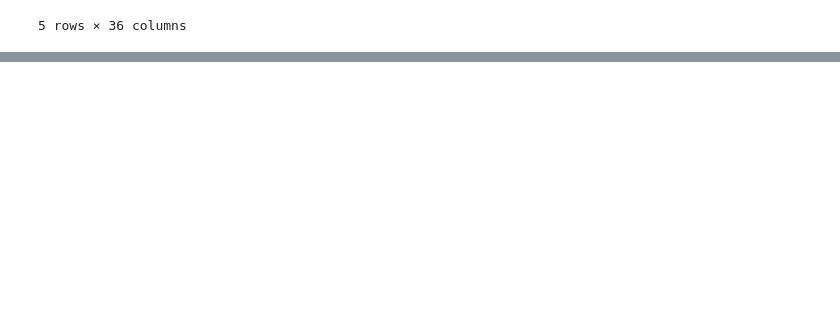
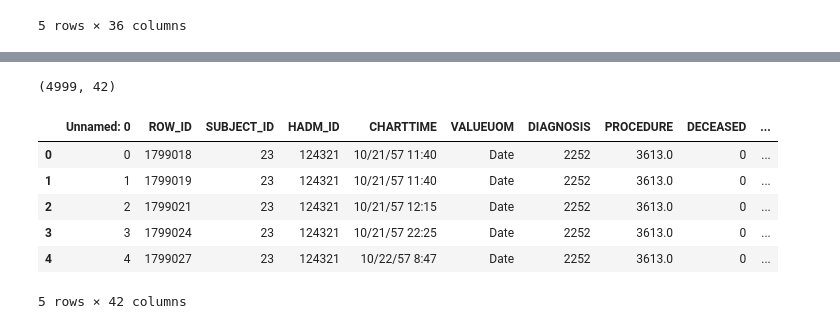
Before and after one commit to apimplaskar/csm185-project, a Jupyter notebook: DataCreation.ipynb, the cells around one changed output, grey strips where cells are left out. Drawn from its saved outputs; the diff is of its cells as text; code cells hidden in the pictures; blank space fills up the shorter version.

Commit message:
modified DataCreation

```diff
--- a/DataCreation.ipynb
+++ b/DataCreation.ipynb
@@ -159,0 +165,6 @@ feb24data.to_csv('feb24data.csv')
+# %%
+feb24data = pd.read_csv("../Data/feb24data.csv")
+chartevents_features = pd.read_csv("../Data/Chartevents_features.csv")
+patientdata = pd.read_csv("../Data/patients_modified.csv")
+feb24data.head()
+patientdata.head()
@@ -159,0 +178,3 @@ feb24data.to_csv('feb24data.csv')
+# %%
+patientdata.head()
+patientdata = patientdata.rename(columns = {'subject_id':'SUBJECT_ID', 'dob':'DOB', 'gender':'GENDER', 'first_admittime':'FIRST_ADMITTIME', 'first_admit_age':'FIRST_ADMIT_AGE', 'age_group':'AGE_GROUP'})
@@ -159,0 +190,16 @@ feb24data.to_csv('feb24data.csv')
+# %%
+feb24data = pd.merge(feb24data, patientdata, how = 'left', on= 'SUBJECT_ID', right_index= True, left_index = True)
+# %%
+feb24data.shape #4999 rows, 42 cols
+# %% [output]
+(4999, 42)
+# %%
+feb24data.head()
+# %% [output]
+|  | Unnamed: 0 | ROW_ID | SUBJECT_ID | HADM_ID | CHARTTIME | VALUEUOM | DIAGNOSIS | PROCEDURE | DECEASED | ... |
+| 0 | 0 | 1799018 | 23 | 124321 | 10/21/57 11:40 | Date | 2252 | 3613.0 | 0 | ... |
+| 1 | 1 | 1799019 | 23 | 124321 | 10/21/57 11:40 | Date | 2252 | 3613.0 | 0 | ... |
+| 2 | 2 | 1799021 | 23 | 124321 | 10/21/57 12:15 | Date | 2252 | 3613.0 | 0 | ... |
+| 3 | 3 | 1799024 | 23 | 124321 | 10/21/57 22:25 | Date | 2252 | 3613.0 | 0 | ... |
+| 4 | 4 | 1799027 | 23 | 124321 | 10/22/57 8:47 | Date | 2252 | 3613.0 | 0 | ... |
+5 rows × 42 columns
```
Also changed, not shown: parts of 7 cells of this notebook.
